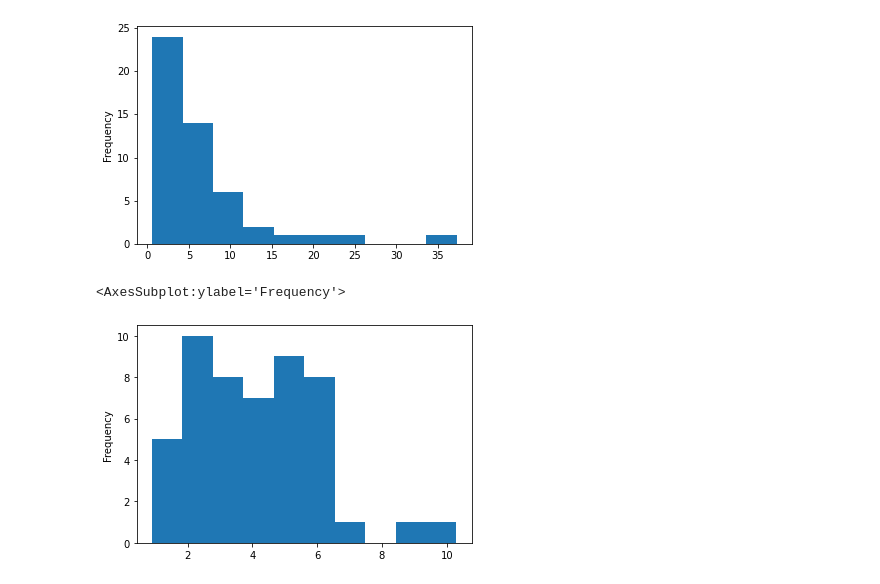
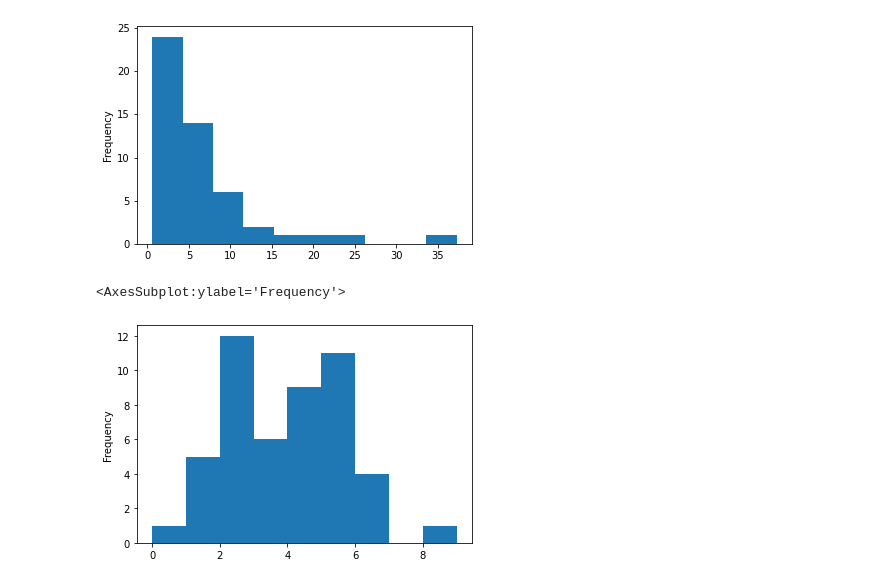
Before and after one commit to danielATD/datascience2022, a Jupyter notebook: teoria/DataDistribution/Exploracion.ipynb, the cells around one changed output. Saved outputs shown, nothing was run; the diff lists cells and outputs as text; code cells hidden in the pictures.

```diff
--- a/teoria/DataDistribution/Exploracion.ipynb
+++ b/teoria/DataDistribution/Exploracion.ipynb
@@ -76,9 +76,9 @@ Name: Population, dtype: int64
 <AxesSubplot:ylabel='Frequency'>
 [figure]
 # %%
-plot = data['Murder.Rate'].plot.hist()
+plot = data['Murder.Rate'].plot.hist(bins=range(10))
 
 plot
 # %% [output]
 <AxesSubplot:ylabel='Frequency'>
-[figure, old version]
+[figure, new version]
```
Also changed, not shown: parts of 1 cell of this notebook, 6 other files.
